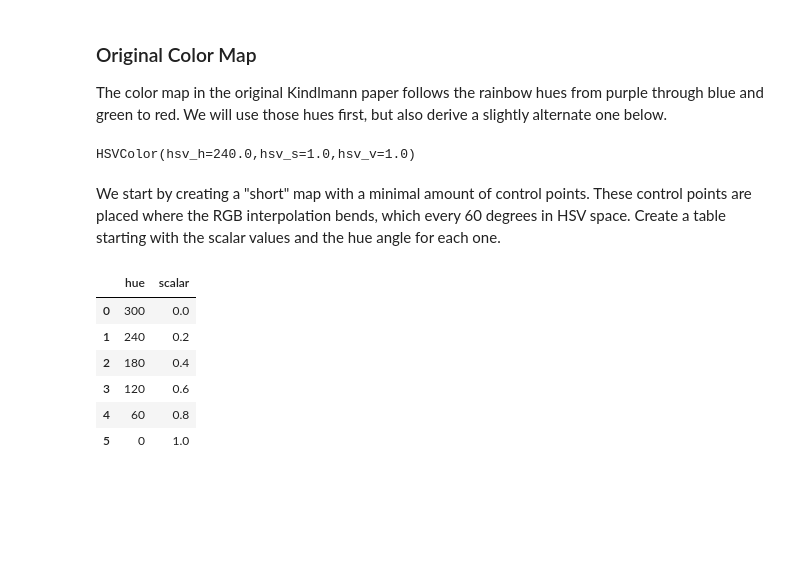
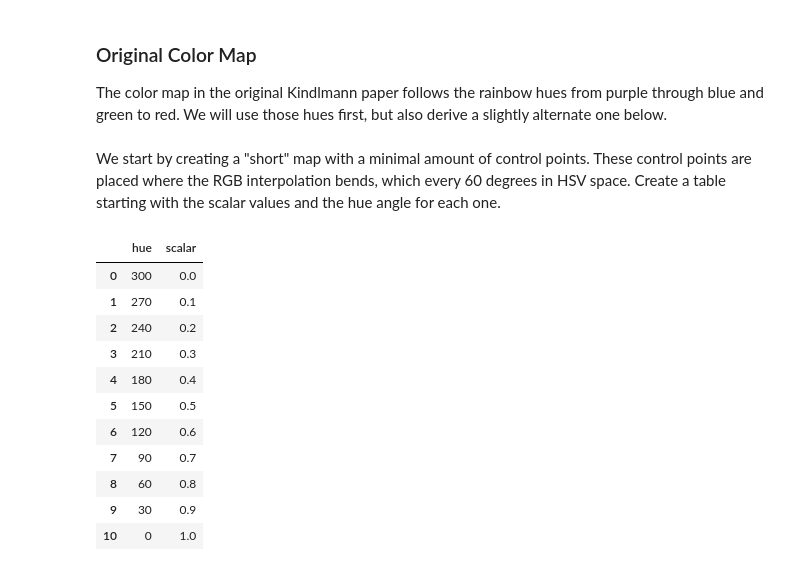
Before and after one commit to kmorel-papers/BadColorMaps, a Jupyter notebook: ipython/Kindlmann.ipynb, the cells around one changed output. Drawn from its saved outputs; the diff is of its cells as text; code cells hidden in the pictures; blank space fills up the shorter version.

```diff
--- a/ipython/Kindlmann.ipynb
+++ b/ipython/Kindlmann.ipynb
@@ -34,11 +94,6 @@ def adjust_color(hue, scalar):
 ### Original Color Map
 
 The color map in the original Kindlmann paper follows the rainbow hues from purple through blue and green to red. We will use those hues first, but also derive a slightly alternate one below.
-# %%
-rgb = sRGBColor(0, 0, 1)
-convert_color(rgb, HSVColor)
-# %% [output]
-HSVColor(hsv_h=240.0,hsv_s=1.0,hsv_v=1.0)
 # %%
 start_hue = 300.0
 end_hue = 0.0
@@ -46,14 +101,19 @@ end_hue = 0.0
 We start by creating a "short" map with a minimal amount of control points. These control points are placed where the RGB interpolation bends, which every 60 degrees in HSV space. Create a table starting with the scalar values and the hue angle for each one.
 # %%
 data_short = pandas.DataFrame()
-data_short['hue'] = numpy.arange(start_hue, end_hue-0.0001, -60.0)
-data_short['scalar'] = numpy.linspace(0.0, 1.0, data['hue'].size)
+data_short['hue'] = numpy.arange(start_hue, end_hue-0.0001, -30.0)
+data_short['scalar'] = numpy.linspace(0.0, 1.0, data_short['hue'].size)
 data_short
 # %% [output]
 |  | hue | scalar |
 | 0 | 300 | 0.0 |
-| 1 | 240 | 0.2 |
-| 2 | 180 | 0.4 |
-| 3 | 120 | 0.6 |
-| 4 | 60 | 0.8 |
-| 5 | 0 | 1.0 |
+| 1 | 270 | 0.1 |
+| 2 | 240 | 0.2 |
+| 3 | 210 | 0.3 |
+| 4 | 180 | 0.4 |
+| 5 | 150 | 0.5 |
+| 6 | 120 | 0.6 |
+| 7 | 90 | 0.7 |
+| 8 | 60 | 0.8 |
+| 9 | 30 | 0.9 |
+| 10 | 0 | 1.0 |
```
Also changed, not shown: parts of 26 cells of this notebook, 12 other files.
